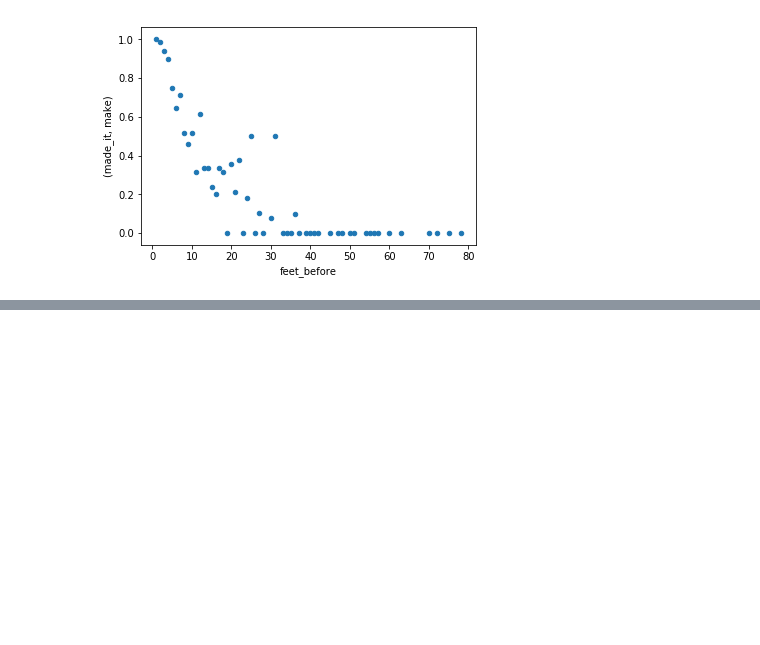
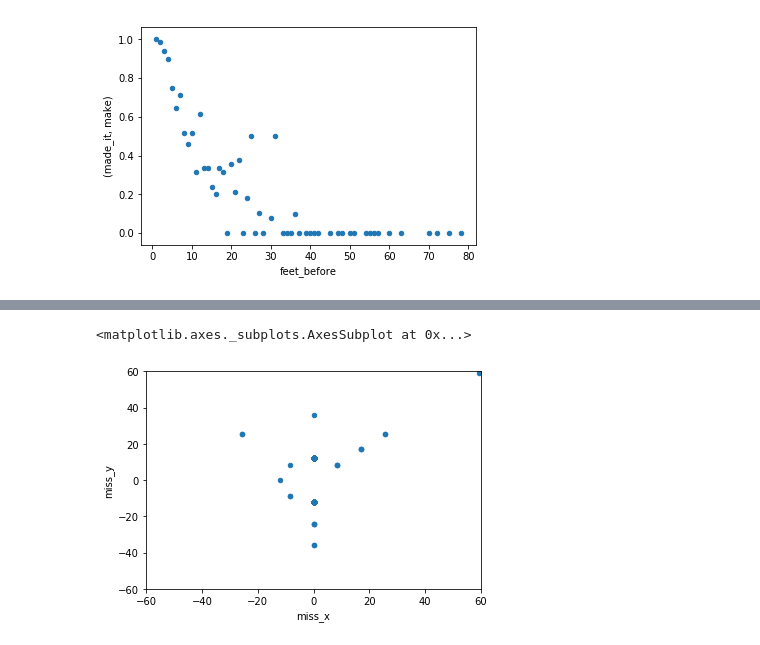
Before and after one commit to brendansudol/golf-moneyball, a Jupyter notebook: notebooks/explore.ipynb, the cells around one changed output, grey strips where cells are left out. Cells and saved outputs as stored; diff of their text form; code cells hidden in the pictures; blank space fills up the shorter version.

```diff
--- a/notebooks/explore.ipynb
+++ b/notebooks/explore.ipynb
@@ -135,0 +199,6 @@ putt_stats.plot(kind='scatter', x='feet_before', y=('made_it', 'make'))
+# %%
+# misses under 10 feet
+
+miss_lt_10 = putts.query('feet_before <= 10 & made_it == False').copy()
+
+miss_lt_10.groupby('direction').size().sort_values(ascending=False)
@@ -135,0 +214,29 @@ putt_stats.plot(kind='scatter', x='feet_before', y=('made_it', 'make'))
+# %%
+# plot misses
+
+directions = {
+    'long': [0, 1],
+    'long right': [1, 1],
+    'right': [0, 1],
+    'short right': [1, -1],
+    'short': [-1, 0],
+    'short left': [-1, -1],
+    'left': [0, -1],
+    'long left': [-1, 1],
+}
+
+def make_coord(row):
+    pt, inches = directions[row['direction']], row['left_to_pin_after']
+    is_diagonal = pt[0] != 0 and pt[1] != 0
+    pt = [p * inches / (sqrt(2) if is_diagonal else 1) for p in pt]
+    return pd.Series(pt)
+
+
+miss_lt_10[['miss_x', 'miss_y']] = miss_lt_10.apply(make_coord, axis=1)
+
+miss_lt_10 \
+    .query('left_to_pin_after < 300') \
+    .plot(kind='scatter', x='miss_x', y='miss_y', xlim=(-60, 60), ylim=(-60, 60))
+# %% [output]
+<matplotlib.axes._subplots.AxesSubplot at 0x...>
+[figure, added]
```
Also changed, not shown: parts of 13 cells of this notebook.
